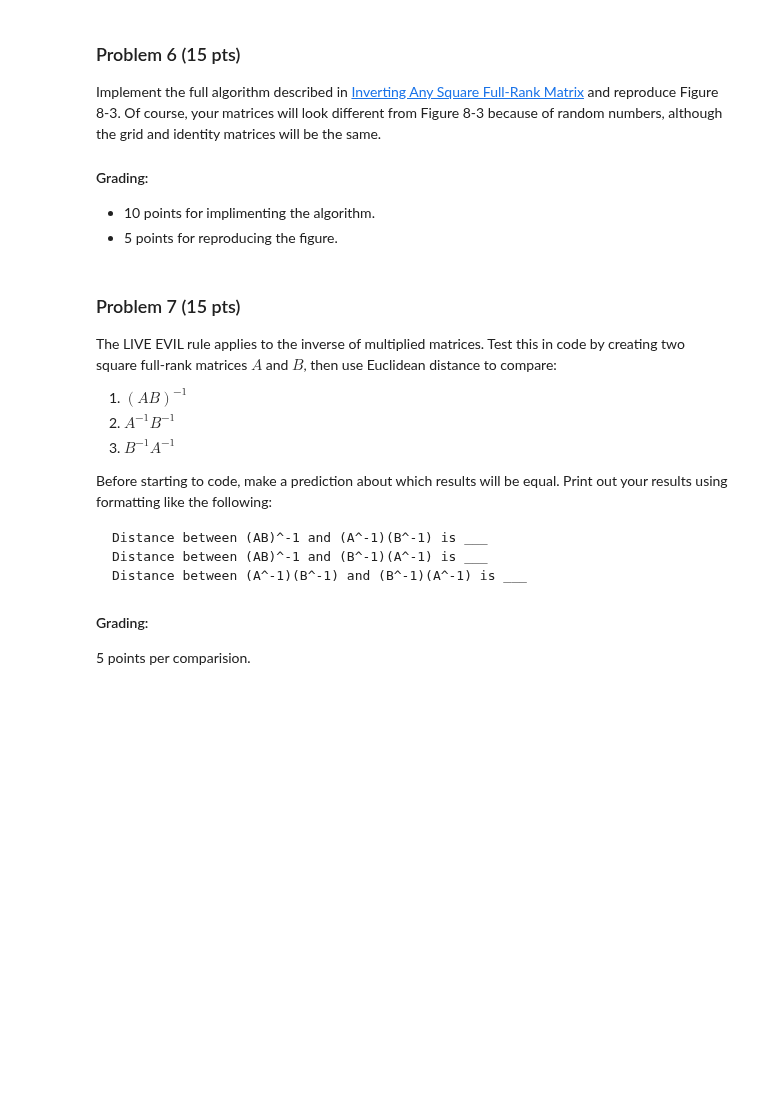
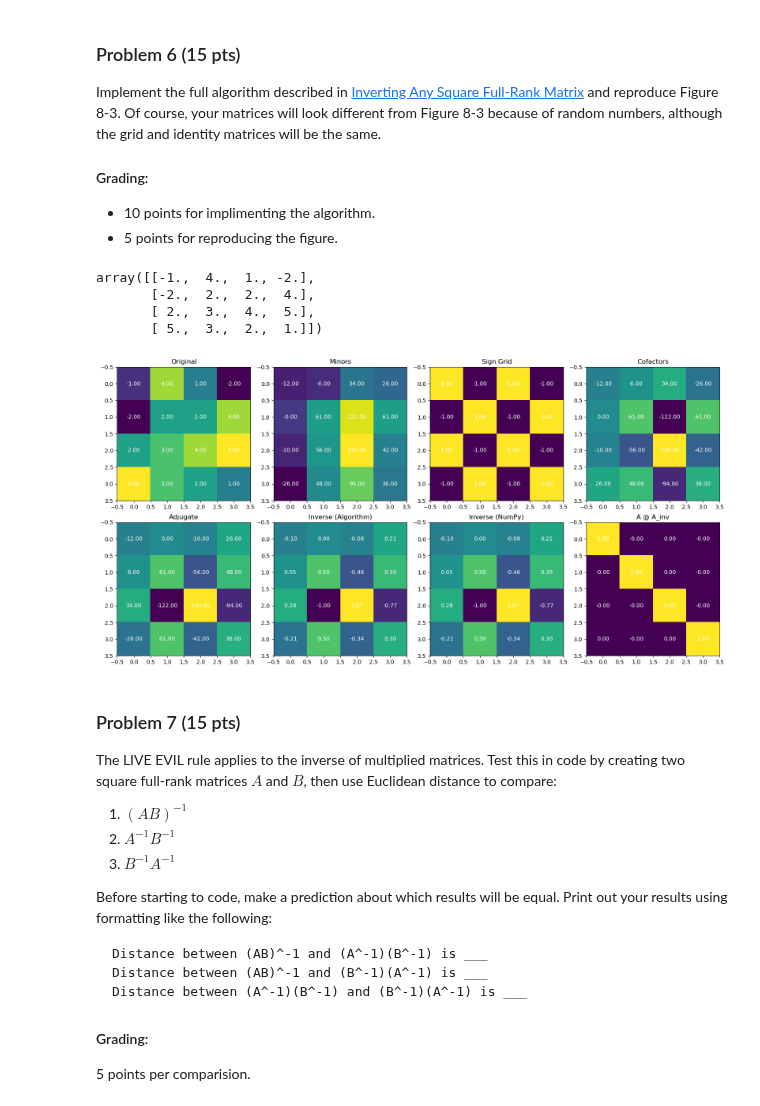
Before and after one commit to dmerced05/Daniel_AD450, a Jupyter notebook: week_10_agg.ipynb, the cells around one changed output. Saved outputs shown, nothing was run; the diff lists cells and outputs as text; code cells hidden in the pictures; blank space fills up the shorter version.

```diff
--- a/week_10_agg.ipynb
+++ b/week_10_agg.ipynb
@@ -184,0 +557,20 @@ Implement the full algorithm described in [Inverting Any Square Full-Rank Matrix
+# %%
+np.random.seed(7)
+
+while True:
+    original_matrix = np.random.randint(-5, 6, (4,4)).astype(float)
+    if not np.isclose(np.linalg.det(original_matrix), 0):
+        break
+
+original_matrix
+# %% [output]
+array([[-1.,  4.,  1., -2.],
+       [-2.,  2.,  2.,  4.],
+       [ 2.,  3.,  4.,  5.],
+       [ 5.,  3.,  2.,  1.]])
+# %%
+minors_matrix, sign_grid, cofactor_matrix, adjugate_matrix, inverse_matrix = inverse_from_adjugate(original_matrix)
+
+numpy_inverse = np.linalg.inv(original_matrix)
+
+identity_check = original_matrix @ inverse_matrix
@@ -185,3 +579,30 @@ Implement the full algorithm described in [Inverting Any Square Full-Rank Matrix
+# %%
+fig, axes = plt.subplots(2,4, figsize=(16,8))
+
+matrices = [
+    (original_matrix, "Original"),
+    (minors_matrix, "Minors"),
+    (sign_grid, "Sign Grid"),
+    (cofactor_matrix, "Cofactors"),
+    (adjugate_matrix, "Adjugate"),
+    (inverse_matrix, "Inverse (Algorithm)"),
+    (numpy_inverse, "Inverse (NumPy)"),
+    (identity_check, "A @ A_inv")
+]
+
+for ax, (matrix, title) in zip(axes.flat, matrices):
+
+    image = ax.imshow(matrix)
+    ax.set_title(title)
+
+    for r in range(matrix.shape[0]):
+        for c in range(matrix.shape[1]):
+            ax.text(c, r, f"{matrix[r,c]:.2f}", ha="center", va="center", color="white")
+
+plt.tight_layout()
+plt.show()
+# %% [output]
+[figure, added]
 # %% [markdown]
 ### Problem 7 (15 pts)
 
```
Also changed, not shown: parts of 18 cells of this notebook.
